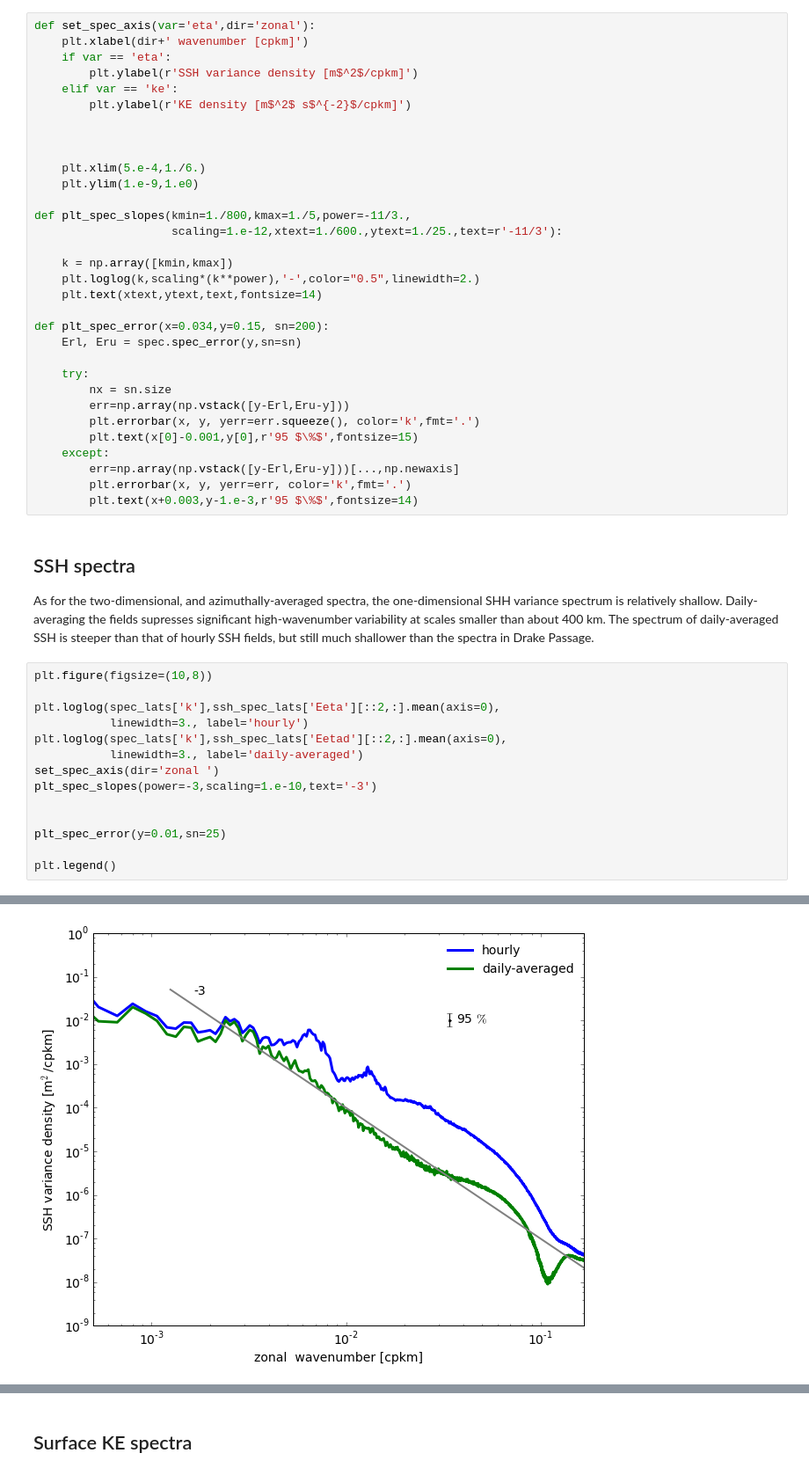
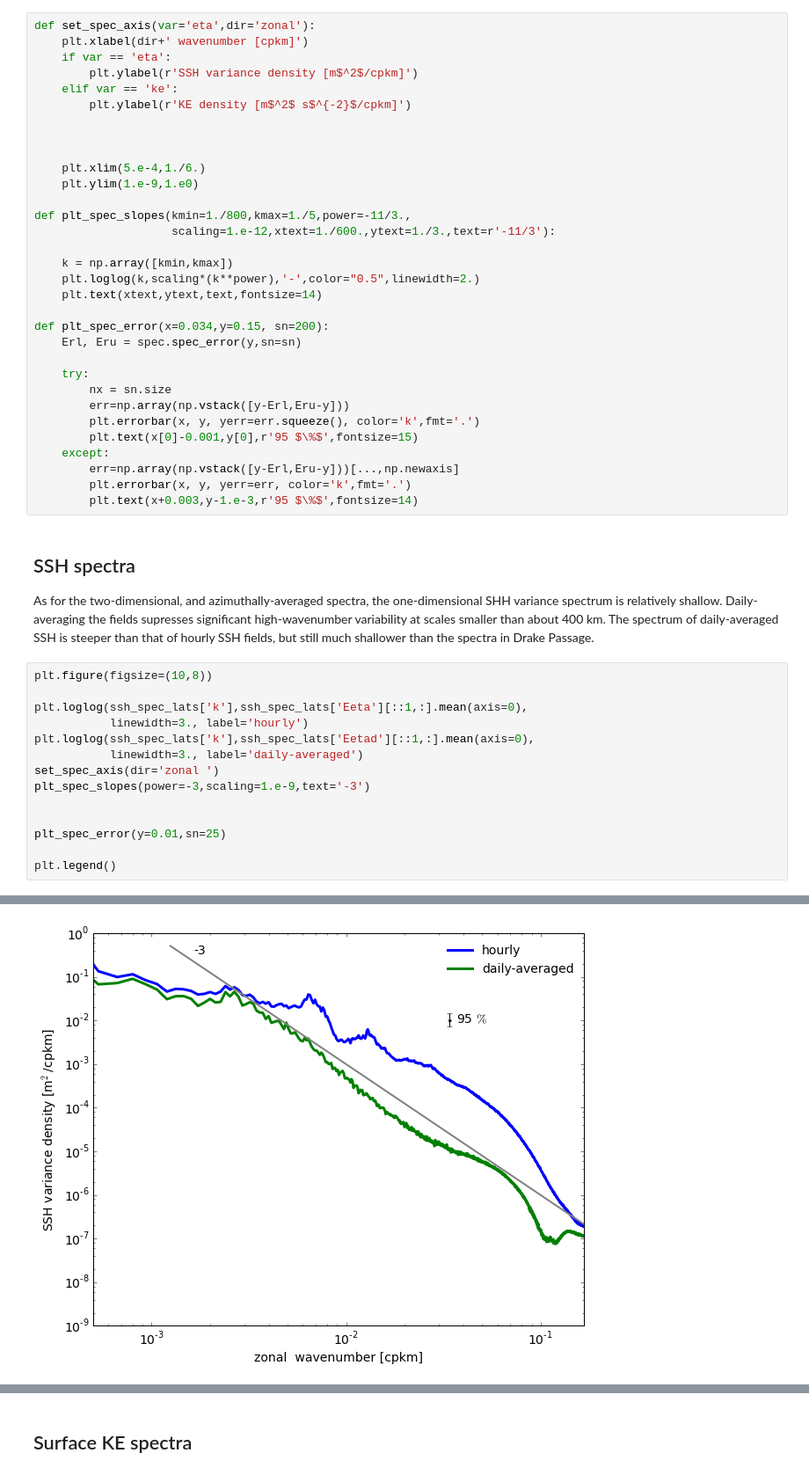
Before and after one commit to cesar-rocha/TropicalPacific, a Jupyter notebook: llc/4320/spectra/TropicalPacificSpectra_Summary.ipynb, the cells around one changed output, grey strips where cells are left out. Shown at 88% size. Drawn from its saved outputs; the diff is of its cells as text.

```diff
--- a/llc/4320/spectra/TropicalPacificSpectra_Summary.ipynb
+++ b/llc/4320/spectra/TropicalPacificSpectra_Summary.ipynb
@@ -205,7 +214,7 @@ def set_spec_axis(var='eta',dir='zonal'):
     plt.ylim(1.e-9,1.e0)
 
 def plt_spec_slopes(kmin=1./800,kmax=1./5,power=-11/3.,
-                    scaling=1.e-12,xtext=1./600.,ytext=1./25.,text=r'-11/3'):
+                    scaling=1.e-12,xtext=1./600.,ytext=1./3.,text=r'-11/3'):
 
     k = np.array([kmin,kmax])
     plt.loglog(k,scaling*(k**power),'-',color="0.5",linewidth=2.)
@@ -230,17 +239,17 @@ As for the two-dimensional, and azimuthally-averaged spectra, the one-dimensiona
 # %%
 plt.figure(figsize=(10,8))
 
-plt.loglog(spec_lats['k'],ssh_spec_lats['Eeta'][::2,:].mean(axis=0),
+plt.loglog(ssh_spec_lats['k'],ssh_spec_lats['Eeta'][::1,:].mean(axis=0),
            linewidth=3., label='hourly')
-plt.loglog(spec_lats['k'],ssh_spec_lats['Eetad'][::2,:].mean(axis=0),
+plt.loglog(ssh_spec_lats['k'],ssh_spec_lats['Eetad'][::1,:].mean(axis=0),
            linewidth=3., label='daily-averaged')
 set_spec_axis(dir='zonal ')
-plt_spec_slopes(power=-3,scaling=1.e-10,text='-3')
+plt_spec_slopes(power=-3,scaling=1.e-9,text='-3')
 
 
 plt_spec_error(y=0.01,sn=25)
 
 plt.legend()
 # %% [output]
 <matplotlib.legend.Legend at 0x...>
-[figure, old version]
+[figure, new version]
```
Also changed, not shown: parts of 8 cells of this notebook.
